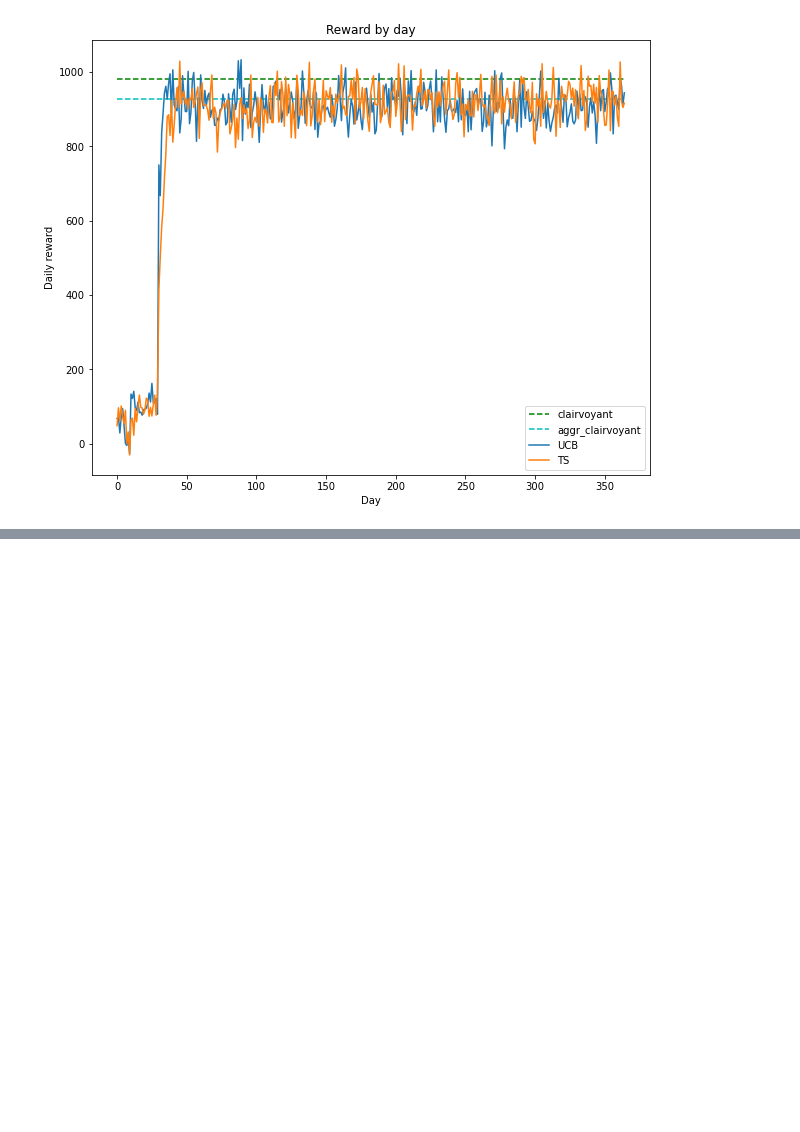
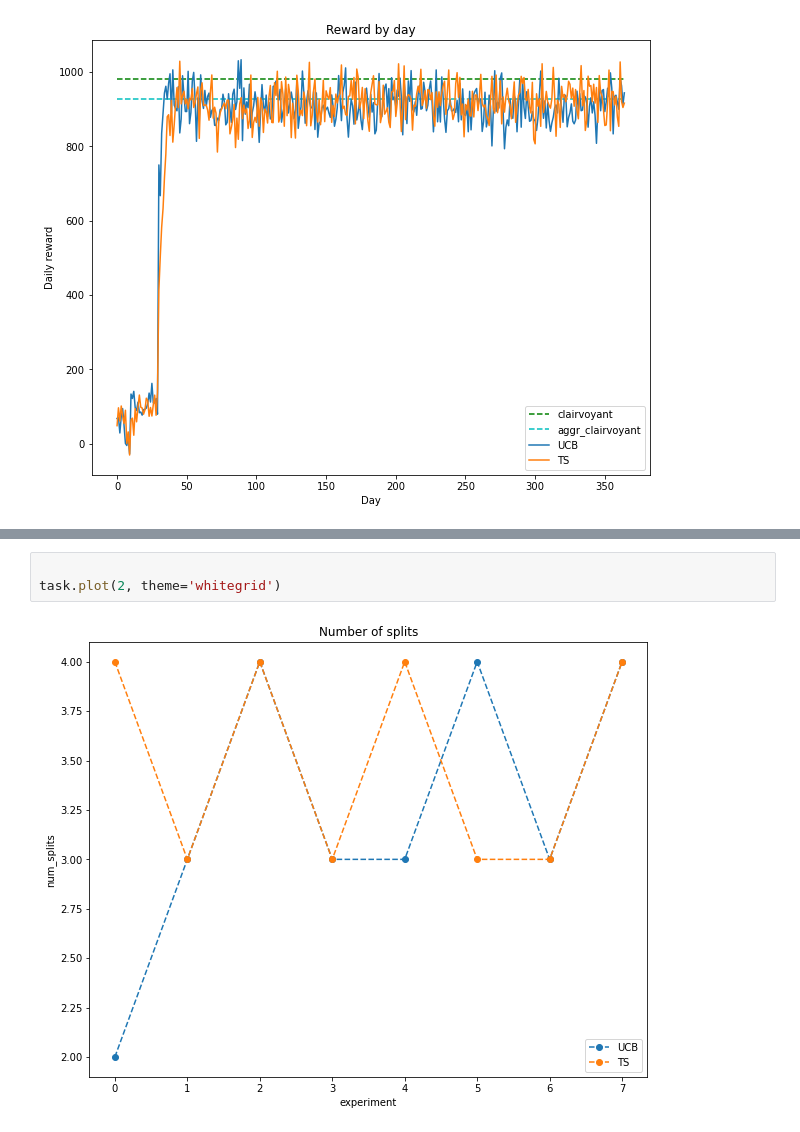
Before and after one commit to fcolombo7/DataIntelligenceApplications, a Jupyter notebook: Pricing Report.ipynb, the cells around one changed output, grey strips where cells are left out. Drawn from its saved outputs; the diff is of its cells as text; blank space fills up the shorter version.

```diff
--- a/Pricing Report.ipynb
+++ b/Pricing Report.ipynb
@@ -104,0 +174,5 @@ task.plot(1, theme='whitegrid')
+# %%
+
+task.plot(2, theme='whitegrid')
+# %% [output]
+[figure, added]
```
Also changed, not shown: parts of 13 cells of this notebook.
